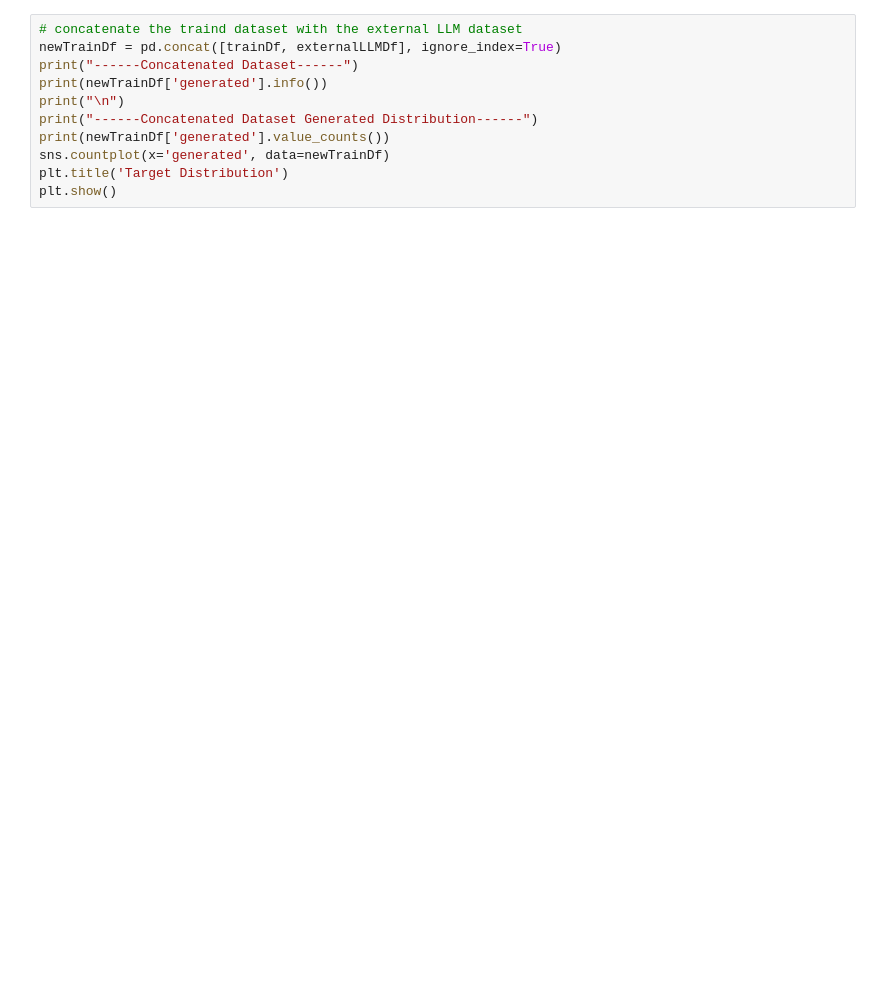
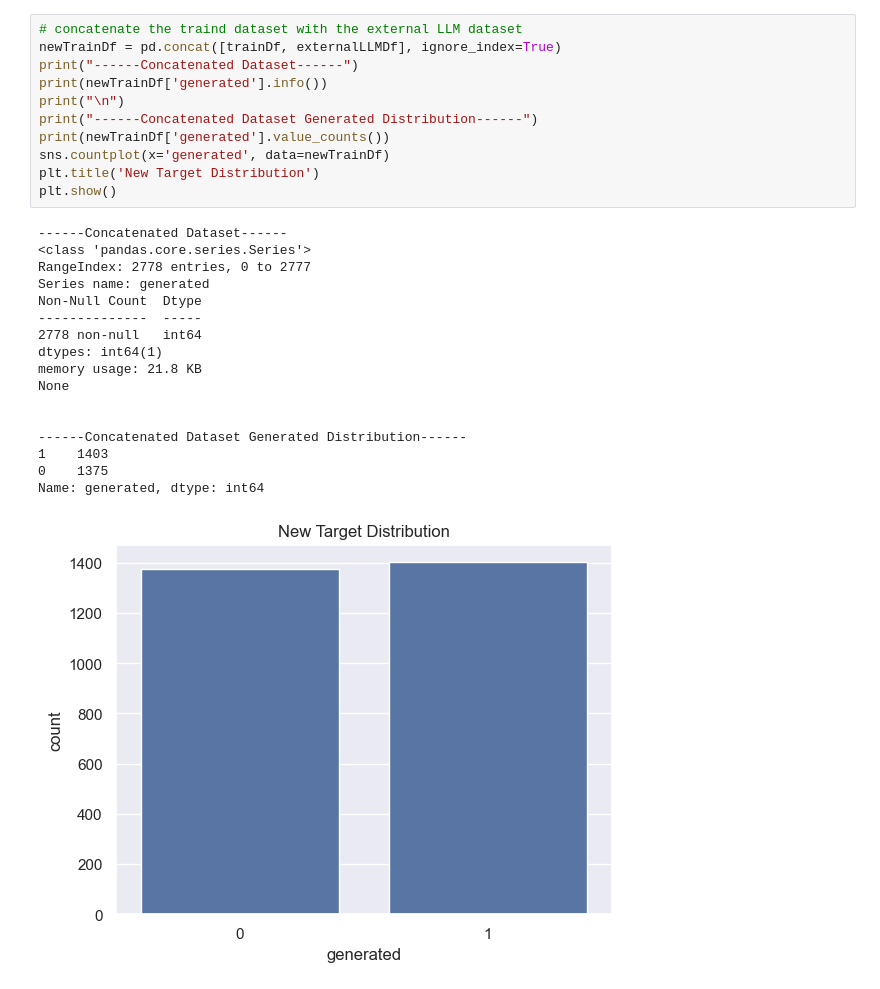
Before and after one commit to pauloakira/ai-detection-generated-text, a Jupyter notebook: analysis_notebook.ipynb, the cells around one changed output. Cells and saved outputs as stored; diff of their text form; blank space fills up the shorter version.

```diff
--- a/analysis_notebook.ipynb
+++ b/analysis_notebook.ipynb
@@ -72,14 +129,32 @@ trainDf = trainDf.drop(columns=['id'])
 # %%
 # concatenate the traind dataset with the external LLM dataset
 newTrainDf = pd.concat([trainDf, externalLLMDf], ignore_index=True)
 print("------Concatenated Dataset------")
 print(newTrainDf['generated'].info())
 print("\n")
 print("------Concatenated Dataset Generated Distribution------")
 print(newTrainDf['generated'].value_counts())
 sns.countplot(x='generated', data=newTrainDf)
-plt.title('Target Distribution')
+plt.title('New Target Distribution')
 plt.show()
+# %% [output]
+------Concatenated Dataset------
+<class 'pandas.core.series.Series'>
+RangeIndex: 2778 entries, 0 to 2777
+Series name: generated
+Non-Null Count  Dtype
+--------------  -----
+2778 non-null   int64
+dtypes: int64(1)
+memory usage: 21.8 KB
+None
+
+
+------Concatenated Dataset Generated Distribution------
+1    1403
+0    1375
+Name: generated, dtype: int64
+[figure, added]
 # %%
 # verify if there are duplicates and drop if there is any
 print(f"Before dropping duplicates: {len(newTrainDf)}")
```
Also changed, not shown: parts of 7 cells of this notebook, 3 other files.
